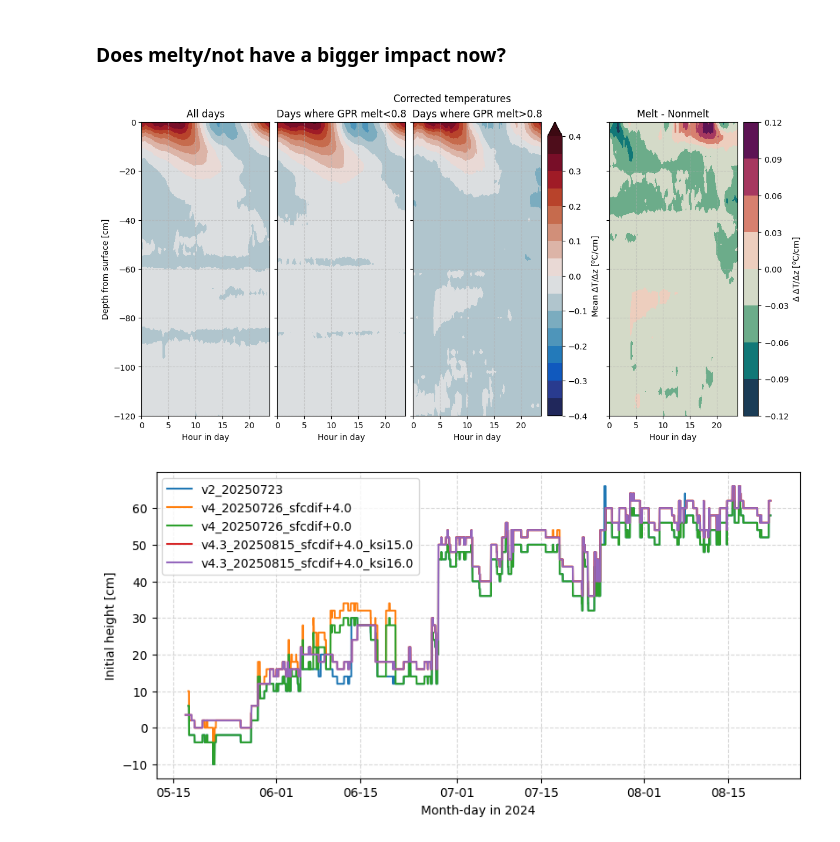
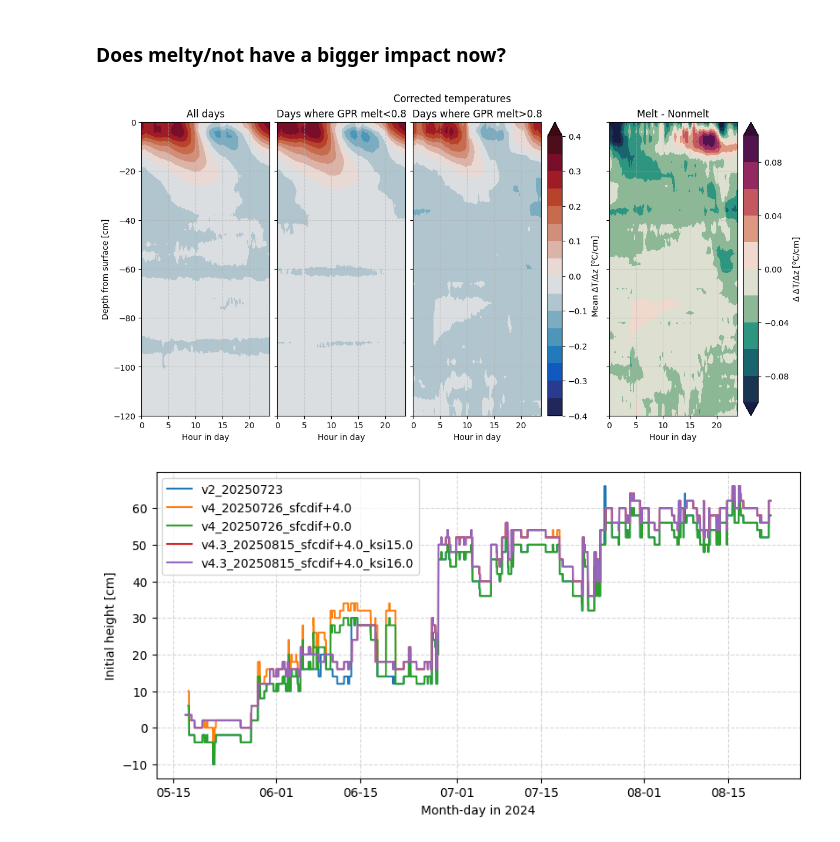
Before and after one commit to sledd/ICECAPS_raven, a Jupyter notebook: var-surfaces_avg-dTdz_comparison.ipynb, the cells around one changed output. Drawn from its saved outputs; the diff is of its cells as text; code cells hidden in the pictures.

```diff
--- a/var-surfaces_avg-dTdz_comparison.ipynb
+++ b/var-surfaces_avg-dTdz_comparison.ipynb
@@ -67,7 +67,7 @@ def open_corrected_simba_temps(file_version):
                                'v4.2_20250730_sfcdif+4.0_ksi20.0', 'v4.2_20250730_sfcdif+4.0_ksi15.0',
                                'v4.2_20250730_sfcdif+6.0_ksi15.0',
                                'v4.3_20250815_sfcdif+4.0_ksi15.0', 'v4.3_20250815_sfcdif+6.0_ksi15.0',
-                                'v4.3_20250815_sfcdif+4.0_ksi16.0']
+                                'v4.3_20250815_sfcdif+4.0_ksi16.0', 'v4.4_20250908_sfcdif+4.0_ksi16.0']
 
     if file_version not in acceptable_file_versions:
         print("Please choose of these versions: ", acceptable_file_versions)
@@ -80,7 +80,7 @@ def open_corrected_simba_temps(file_version):
         fn = f'/home/asledd/ICECAPS/firnprofile_solar-correction_rolling-variance-max-sfc-{file_version}_created_20250729.nc'
     elif 'v4_' in file_version:
         fn = f'/home/asledd/ICECAPS/firnprofile_solar-correction_rolling-variance-max-sfc-{file_version}_created_20250726.nc'
-    elif 'v4.2_' in file_version or 'v4.3_' in file_version:
+    elif 'v4.2_' in file_version or 'v4.3_' in file_version or 'v4.4_' in file_version:
         fn = f'/home/asledd/ICECAPS/firnprofile_solar-correction_rolling-variance-max-sfc-{file_version}_created_20250730.nc'
     # elif 'v4.3_' in file_version:
     #     fn = f'/home/asledd/ICECAPS/firnprofile_solar-correction_rolling-variance-max-sfc-{file_version}_created_20250815.nc'
@@ -250,7 +250,8 @@ plt.show()
 # file_versions = ['v3_20250724', 'v2_20250723', 'v3_20250724_sfcdif+2', 'v2_20250723_sfcdif+2']
 # file_versions = ['v2_20250723', 'v4_20250726_sfcdif+4.0', 'v4_20250726_sfcdif+0.0']
 file_versions = ['v2_20250723', 'v4_20250726_sfcdif+4.0', 'v4_20250726_sfcdif+0.0',
-                 'v4.3_20250815_sfcdif+4.0_ksi15.0', 'v4.3_20250815_sfcdif+4.0_ksi16.0']
+                 'v4.3_20250815_sfcdif+4.0_ksi15.0', 'v4.3_20250815_sfcdif+4.0_ksi16.0',
+                'v4.4_20250908_sfcdif+4.0_ksi16.0']
 
 for fversion in file_versions:
     simba_data = open_corrected_simba_temps(fversion)
@@ -334,7 +336,7 @@ def get_subset_dTdz_cycle(melt_indices, data_in, melt_or_dry, dates_in):
 
     melt_val = melt_masking[melt_or_dry]
 
-    data_in_subset = dTdz_rel_sfc[np.where(melt_indices==melt_val)[0],:]
+    data_in_subset = data_in[np.where(melt_indices==melt_val)[0],:]
     simba_dates_subset = dates_in[np.where(melt_indices==melt_val)[0]]
 
     daily_avgs_subset = get_diurnal_cycle(simba_dates_subset, data_in_subset, stat='mean')
@@ -346,39 +348,42 @@ gpr_melt_idx = interpolate_and_mask(gpr_data['melt'], gpr_seconds, simba_seconds
 # %%
 simba_melty_idx = get_gpr_melt_dates(gpr_melt_idx, simba_data['dates'])
 # %%
-daily_avgs_dTdz_dry = get_subset_dTdz_cycle(simba_melty_idx, avg_diurnal_dTdz, 'dry', simba_data['dates'])
-daily_avgs_dTdz_melty = get_subset_dTdz_cycle(simba_melty_idx, avg_diurnal_dTdz, 'melt', simba_data['dates'])
+# daily_avgs_dTdz_dry = get_subset_dTdz_cycle(simba_melty_idx, avg_diurnal_dTdz, 'dry', simba_data['dates'])
+# daily_avgs_dTdz_melty = get_subset_dTdz_cycle(simba_melty_idx, avg_diurnal_dTdz, 'melt', simba_data['dates'])
+
+daily_avgs_dTdz_dry = get_subset_dTdz_cycle(simba_melty_idx, dTdz_rel_sfc, 'dry', simba_data['dates'])
+daily_avgs_dTdz_melty = get_subset_dTdz_cycle(simba_melty_idx, dTdz_rel_sfc, 'melt', simba_data['dates'])
 # %%
 fig, axs = plt.subplots(1,4, figsize=(12,6), constrained_layout=True, sharey=True)
 
 subtitles = ['All days', 'Days where GPR melt<0.8', 'Days where GPR melt>0.8']
 
 
 for i, (ax, var) in enumerate(zip(axs.ravel(), [avg_diurnal_dTdz, daily_avgs_dTdz_dry, daily_avgs_dTdz_melty])):
     cb = ax.contourf(np.unique(plt_tod), depth_rel_sfc, np.swapaxes(var*-1.,0,1), levels=np.arange(-.4,.41,.05),
                      cmap=cmocean.cm.balance, extend='max')
     ax.set_title(subtitles[i])
 
 plt.colorbar(cb, label='Mean $\Delta$T/$\Delta$z [$^o$C/cm]', ax=axs[2])
 
 var_dif = daily_avgs_dTdz_melty - daily_avgs_dTdz_dry
-cb = axs[3].contourf(np.unique(plt_tod), depth_rel_sfc, np.swapaxes(var_dif*-1.,0,1),# levels=np.arange(-.4,.41,.05),
-                 cmap=cmocean.cm.curl)#, extend='max')
+cb = axs[3].contourf(np.unique(plt_tod), depth_rel_sfc, np.swapaxes(var_dif*-1.,0,1), levels=np.arange(-.1,.11,.02),
+                 cmap=cmocean.cm.curl, extend='both')
 plt.colorbar(cb, label='$\Delta$ $\Delta$T/$\Delta$z [$^o$C/cm]', ax=axs[3])
 axs[3].set_title('Melt - Nonmelt')
 
 for ax in axs.ravel():
     ax.set_ylim(-120,0)
     ax.set_xlabel('Hour in day')
     ax.grid(alpha=.5, ls='--')
 
 
 axs[0].set_ylabel('Depth from surface [cm]')
 fig.suptitle('Corrected temperatures')
 # plt.tight_layout()
 plt.show()
 # %% [output]
-[figure, old version]
+[figure, new version]
 # %%
 # file_versions = ['v3_20250724', 'v2_20250723', 'v3_20250724_sfcdif+2', 'v2_20250723_sfcdif+2']
 # file_versions = ['v2_20250723', 'v4_20250726_sfcdif+4.0', 'v4_20250726_sfcdif+0.0',
```
Also changed, not shown: parts of 2 cells of this notebook.
